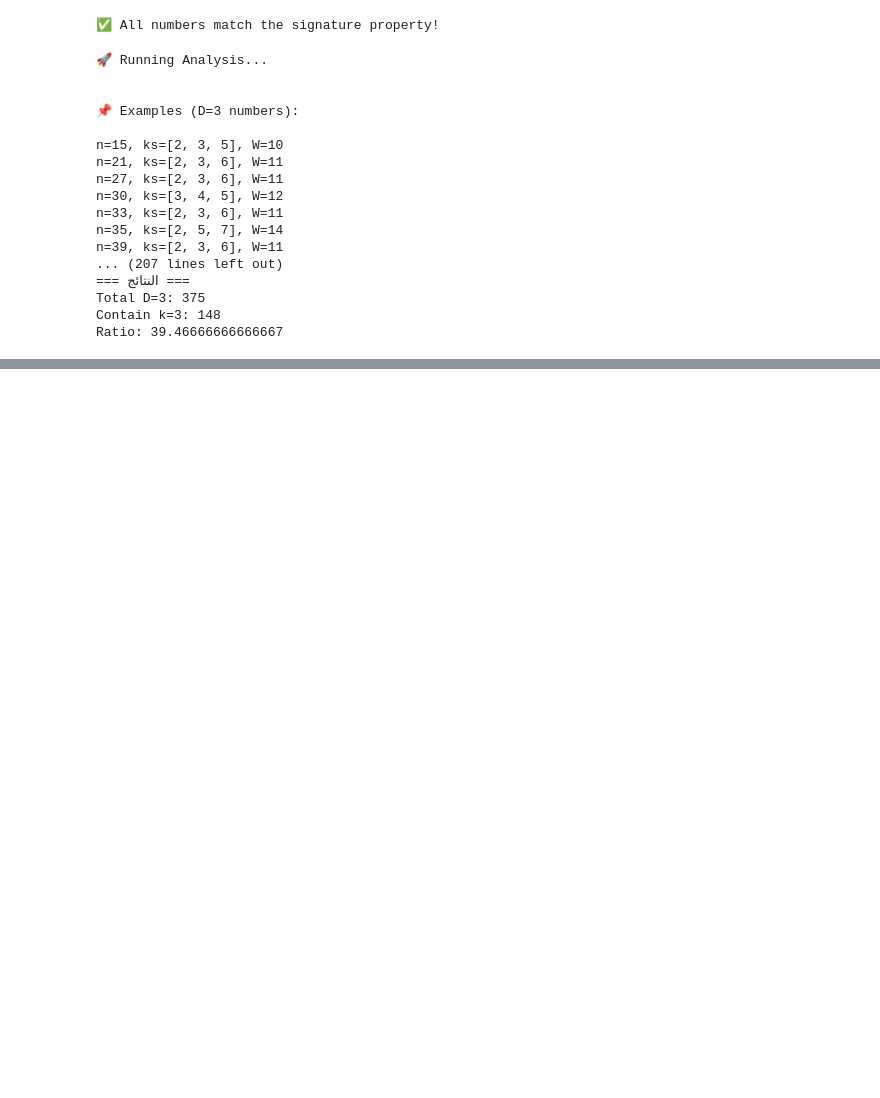
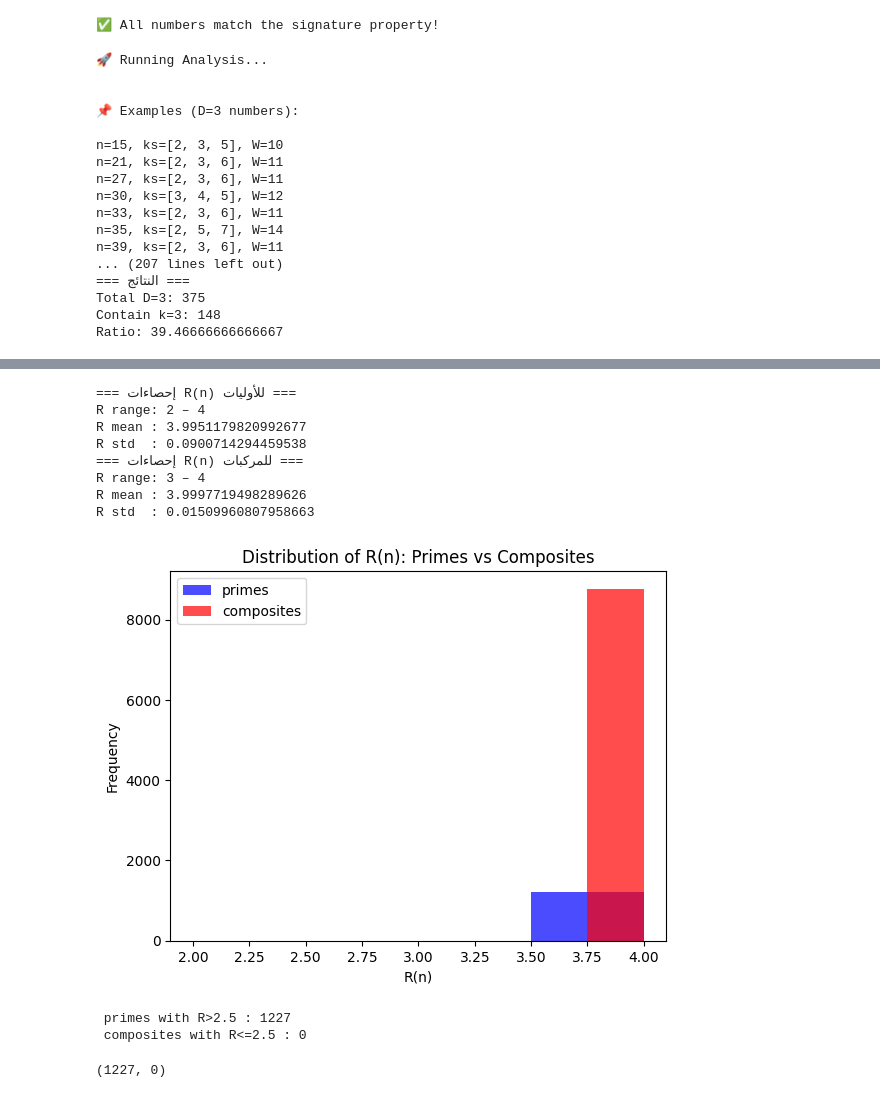
Before and after one commit to rawya172-cyber/CUPF, a Jupyter notebook: Rawia_New_Version_P.ipynb, the cells around one changed output, grey strips where cells are left out. Saved outputs shown, nothing was run; the diff lists cells and outputs as text; code cells hidden in the pictures; blank space fills up the shorter version.

```diff
--- a/Rawia_New_Version_P.ipynb
+++ b/Rawia_New_Version_P.ipynb
@@ -458,0 +1354,62 @@ plot_signature(results)
+# %%
+
+import numpy as np
+import matplotlib.pyplot as plt
+
+R_prime = np.load("R_prime.npy")
+R_composite = np.load("R_composite.npy")
+
+print("=== إحصاءات R(n) للأوليات ===")
+print("R range:", min(R_prime), "–", max(R_prime))
+print("R mean :", np.mean(R_prime))
+print("R std  :", np.std(R_prime))
+
+print("=== إحصاءات R(n) للمركبات ===")
+print("R range:", min(R_composite), "–", max(R_composite))
+print("R mean :", np.mean(R_composite))
+print("R std  :", np.std(R_composite))
+
+plt.rcParams['font.family'] = 'DejaVu Sans'  # لدعم العربية إذا لزم
+
+plt.hist(R_prime, bins=4, alpha=0.7, label="primes", color="blue")
+plt.hist(R_composite, bins=4, alpha=0.7, label="composites", color="red")
+plt.xlabel("R(n)")
+plt.ylabel("Frequency")
+plt.title("Distribution of R(n): Primes vs Composites")
+plt.legend()
+plt.show()
+# %% [output]
+=== إحصاءات R(n) للأوليات ===
+R range: 2 – 4
+R mean : 3.9951179820992677
+R std  : 0.0900714294459538
+=== إحصاءات R(n) للمركبات ===
+R range: 3 – 4
+R mean : 3.9997719498289626
+R std  : 0.01509960807958663
+[figure, added]
+# %%
+
+def Quick_R_Check(limit=1000):
+    prime_high = []
+    comp_low  = []
+
+    for n in range(2, limit+1):
+        R = R_func(n)
+        prime = IsPrime(n)
+
+        if prime and R > 2.5:
+            prime_high.append(n)
+        elif not prime and R <= 2.5:
+            comp_low.append(n)
+
+    print(f" primes with R>2.5 : {len(prime_high)}")
+    print(f" composites with R<=2.5 : {len(comp_low)}")
+
+    return len(prime_high), len(comp_low)
+
+Quick_R_Check(10000)
+# %% [output]
+ primes with R>2.5 : 1227
+ composites with R<=2.5 : 0
+(1227, 0)
```
Also changed, not shown: parts of 14 cells of this notebook.
